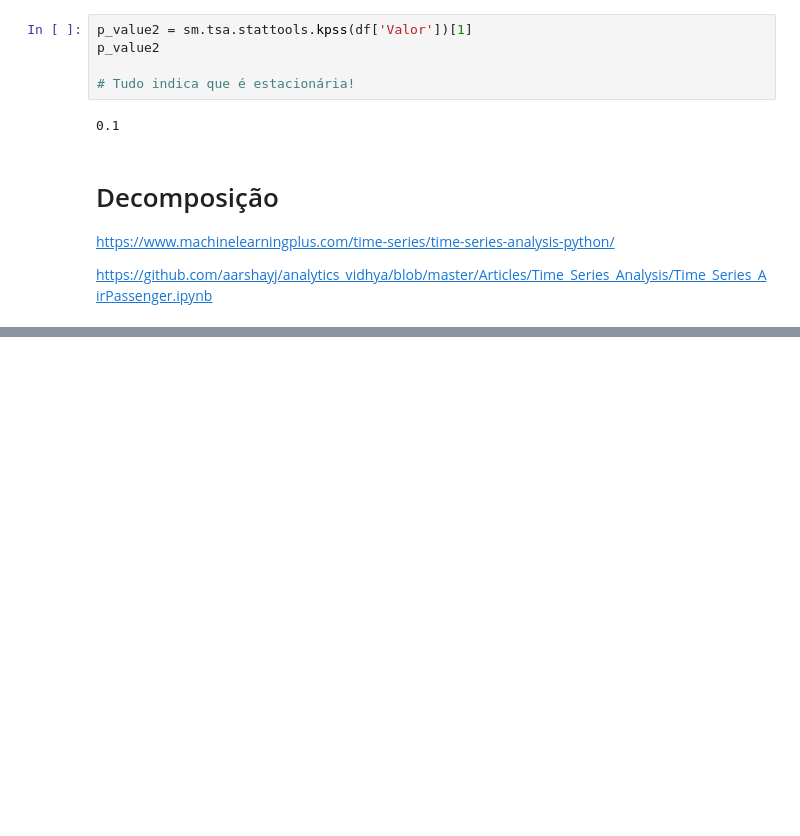
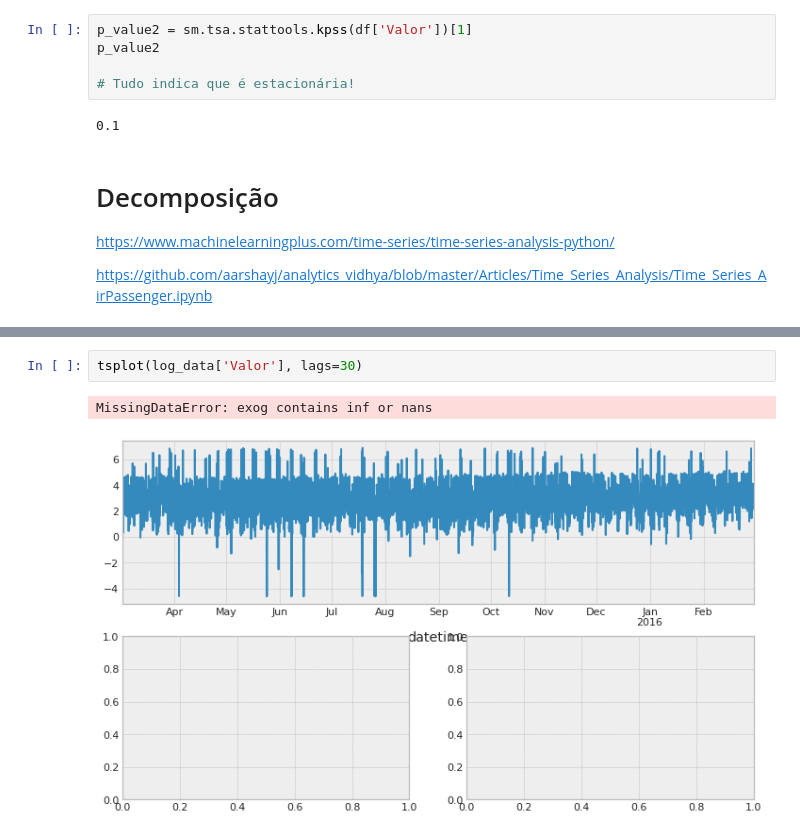
Before and after one commit to marcosvilela/modelagem-analitica-20.3, a Jupyter notebook: source/Fernando/Fernando-Parte1.ipynb, the cells around one changed output, grey strips where cells are left out. Cells and saved outputs as stored; diff of their text form; blank space fills up the shorter version.

```diff
--- a/source/Fernando/Fernando-Parte1.ipynb
+++ b/source/Fernando/Fernando-Parte1.ipynb
@@ -410,0 +488,5 @@ from sklearn.preprocessing import PowerTransformer
+# %%
+tsplot(log_data['Valor'], lags=30)
+# %% [output]
+MissingDataError: exog contains inf or nans
+[figure, added]
```
Also changed, not shown: parts of 15 cells of this notebook.
